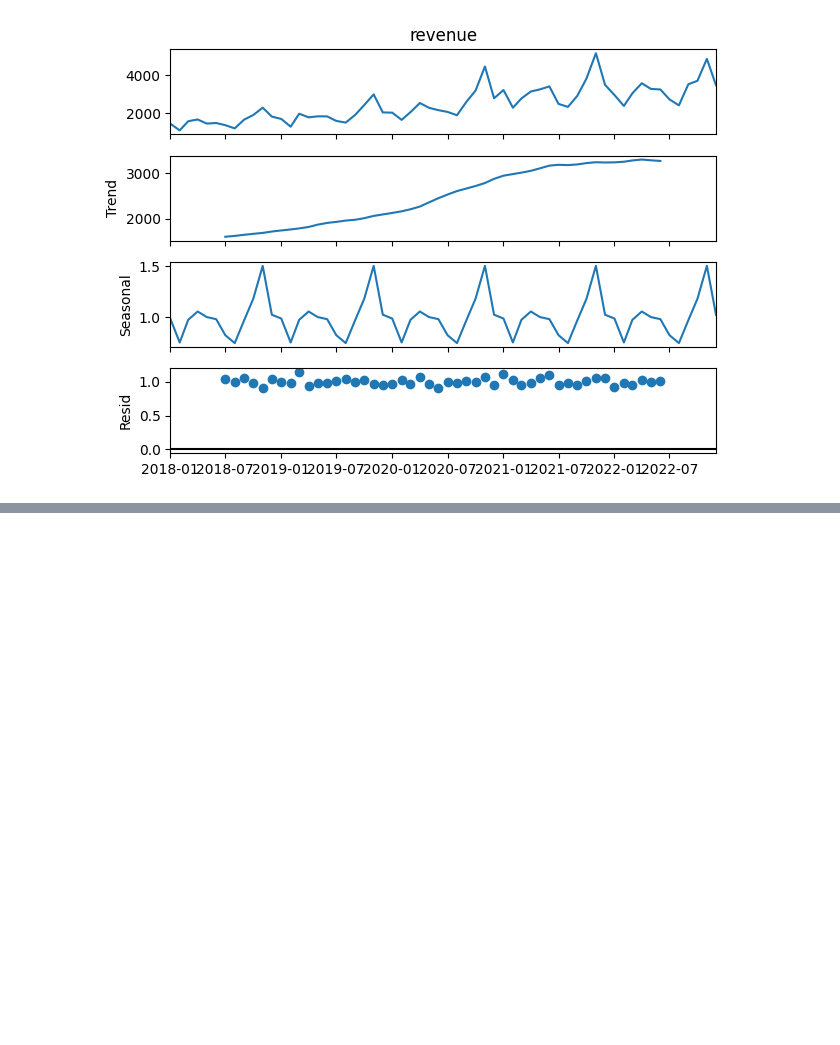
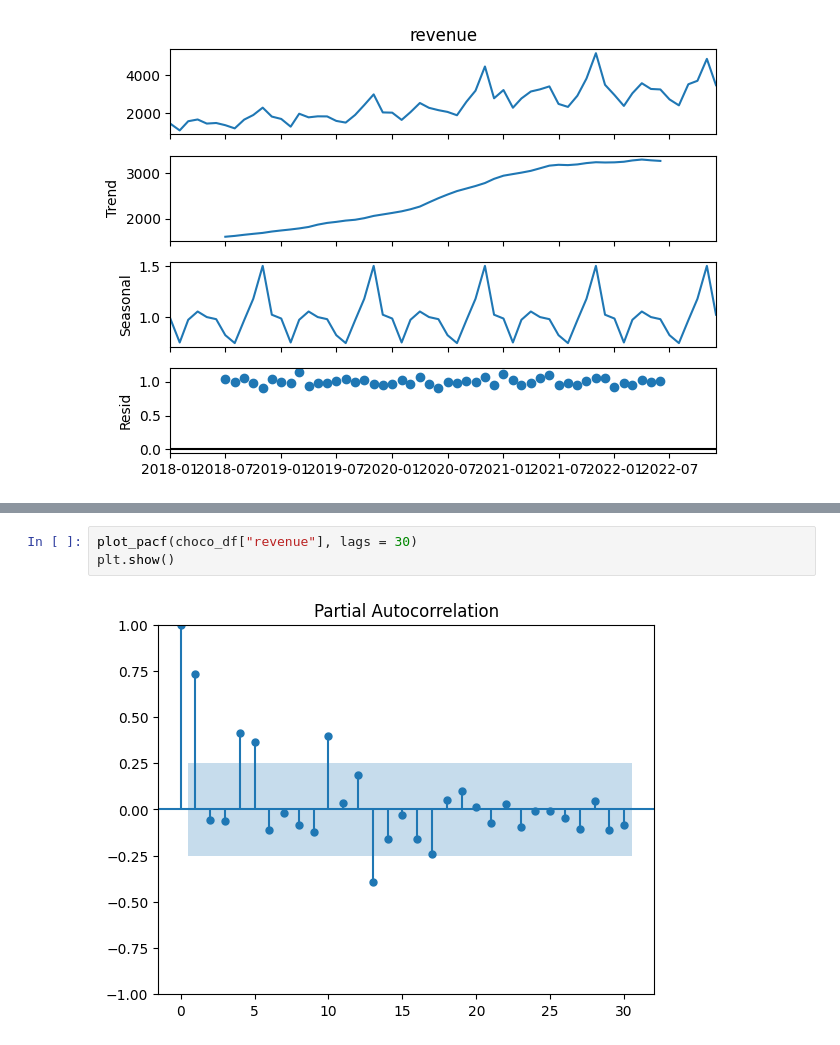
Before and after one commit to edwardns2/PythonML, a Jupyter notebook: files/apple_stock.ipynb, the cells around one changed output, grey strips where cells are left out. Drawn from its saved outputs; the diff is of its cells as text; blank space fills up the shorter version.

```diff
--- a/files/apple_stock.ipynb
+++ b/files/apple_stock.ipynb
@@ -487,0 +512,5 @@ fig = decomposition1.plot()
+# %%
+plot_pacf(choco_df["revenue"], lags = 30)
+plt.show()
+# %% [output]
+[figure, added]
```
Also changed, not shown: parts of 10 cells of this notebook, 1 other file.
